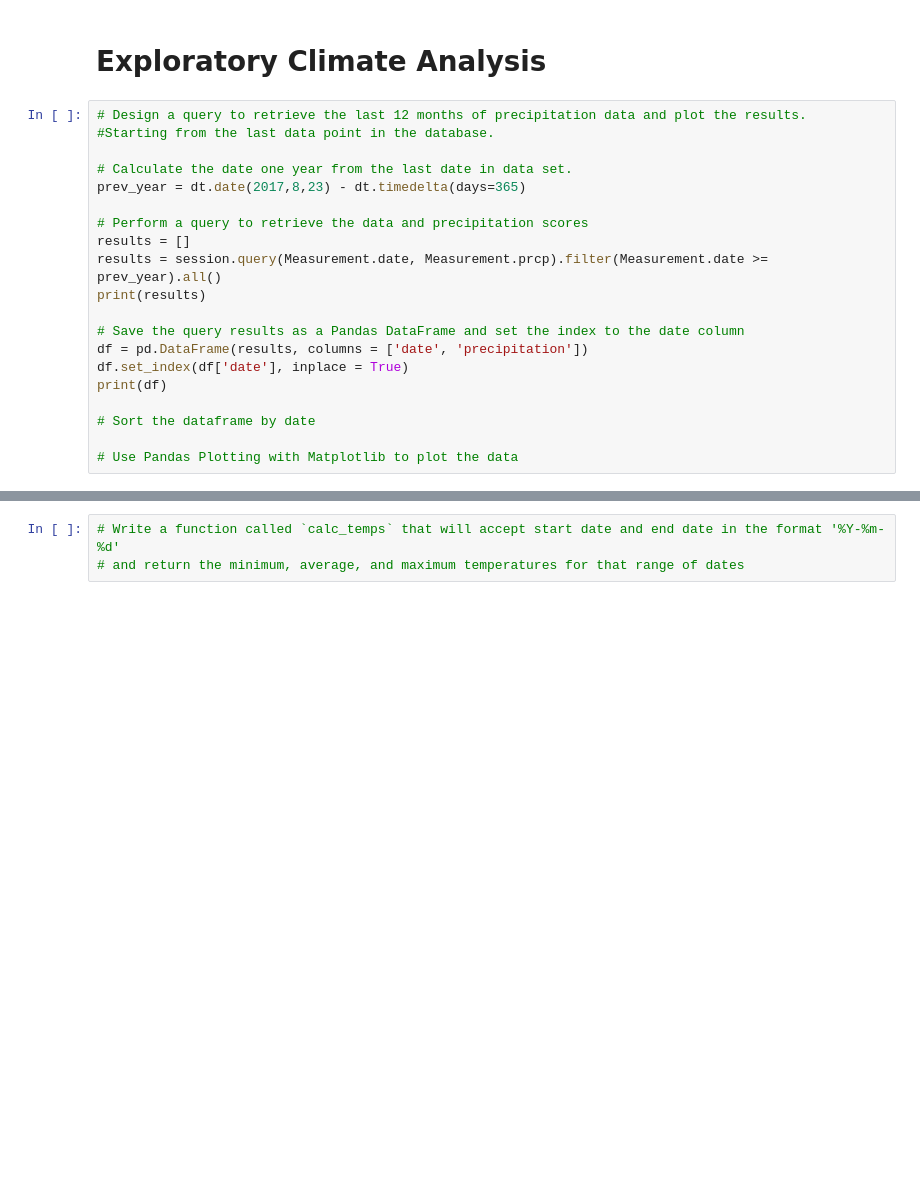
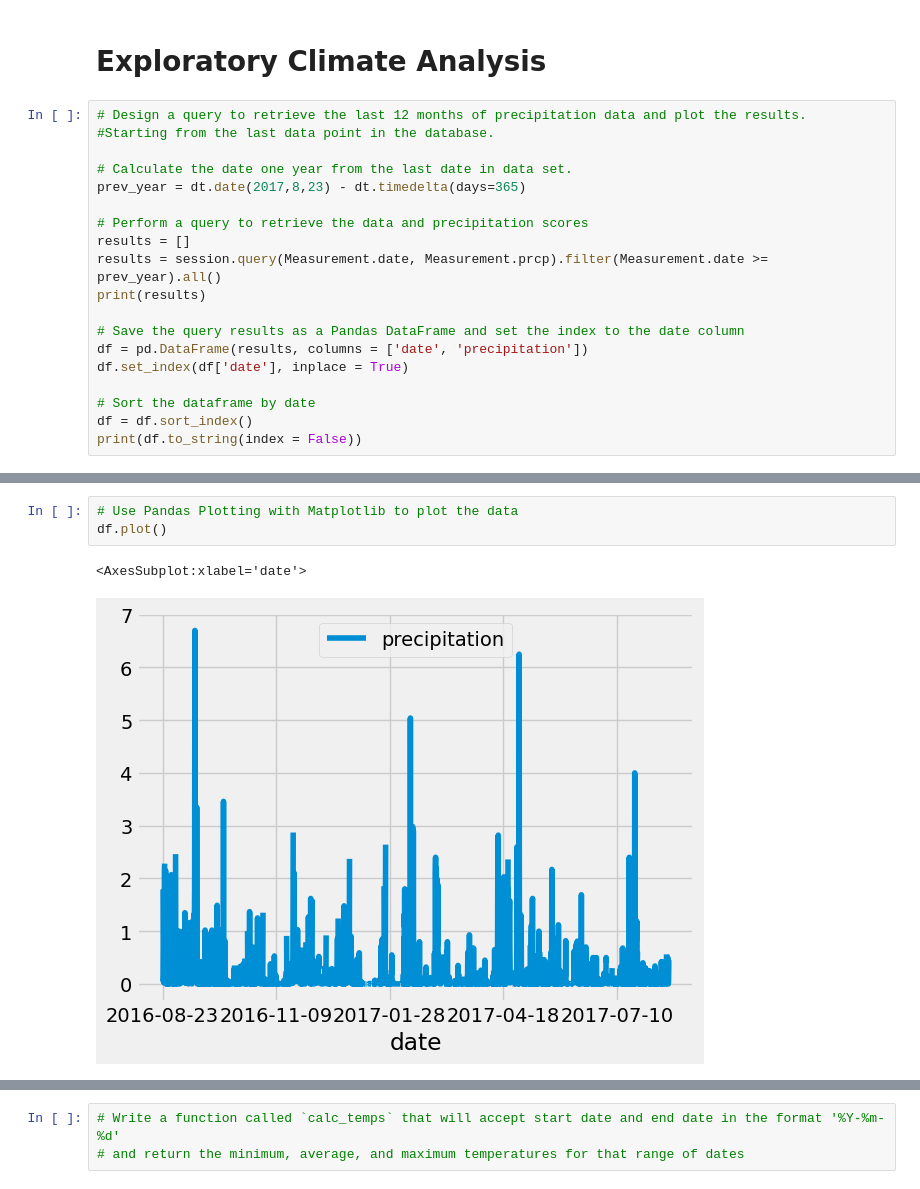
Before and after one commit to tashg23/surfs_up, a Jupyter notebook: climate_analysis.ipynb, the cells around one changed output, grey strips where cells are left out. Saved outputs shown, nothing was run; the diff lists cells and outputs as text; blank space fills up the shorter version.

```diff
--- a/climate_analysis.ipynb
+++ b/climate_analysis.ipynb
@@ -52,10 +52,9 @@ print(results)
 # Save the query results as a Pandas DataFrame and set the index to the date column
 df = pd.DataFrame(results, columns = ['date', 'precipitation'])
 df.set_index(df['date'], inplace = True)
-print(df)
 
 # Sort the dataframe by date
-
-# Use Pandas Plotting with Matplotlib to plot the data
+df = df.sort_index()
+print(df.to_string(index = False))
 # %% [output]
 [('2016-08-23', 0.0), ('2016-08-24', 0.08), ('2016-08-25', 0.08), ('2016-08-26', 0.0), ('2016-08-27', 0.0), ('2016-08-28', 0.01), ('2016-08-29', 0.0), ('2016-08-30', 0.0), ('2016-08-31', 0.13), ('2016 ...
@@ -76,2 +77,8 @@ print(df)
+# %%
+# Use Pandas Plotting with Matplotlib to plot the data
+df.plot()
+# %% [output]
+<AxesSubplot:xlabel='date'>
+[figure, added]
 # %%
 # Use Pandas to calcualte the summary statistics for the precipitation data
```
Also changed, not shown: parts of 10 cells of this notebook.
